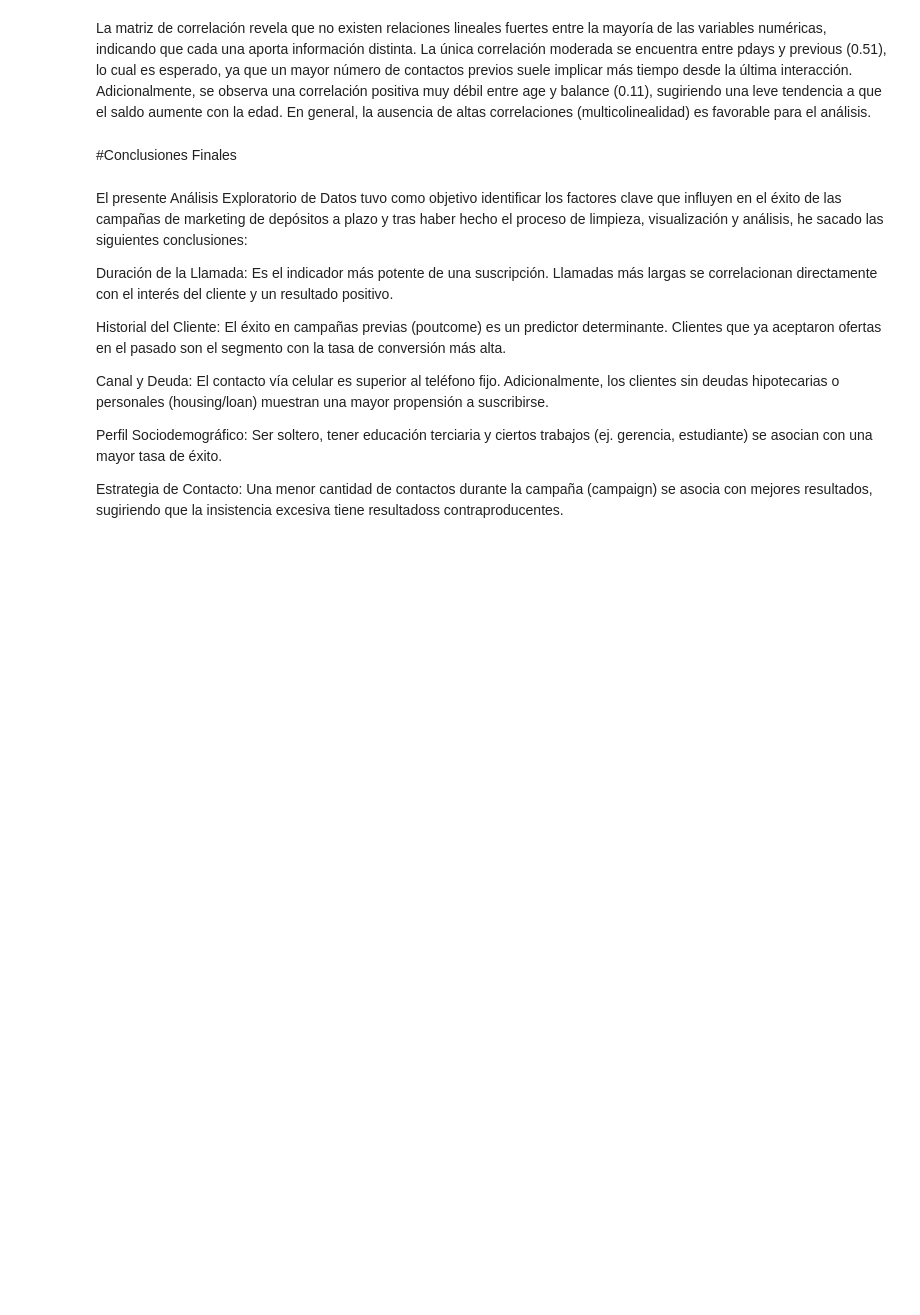
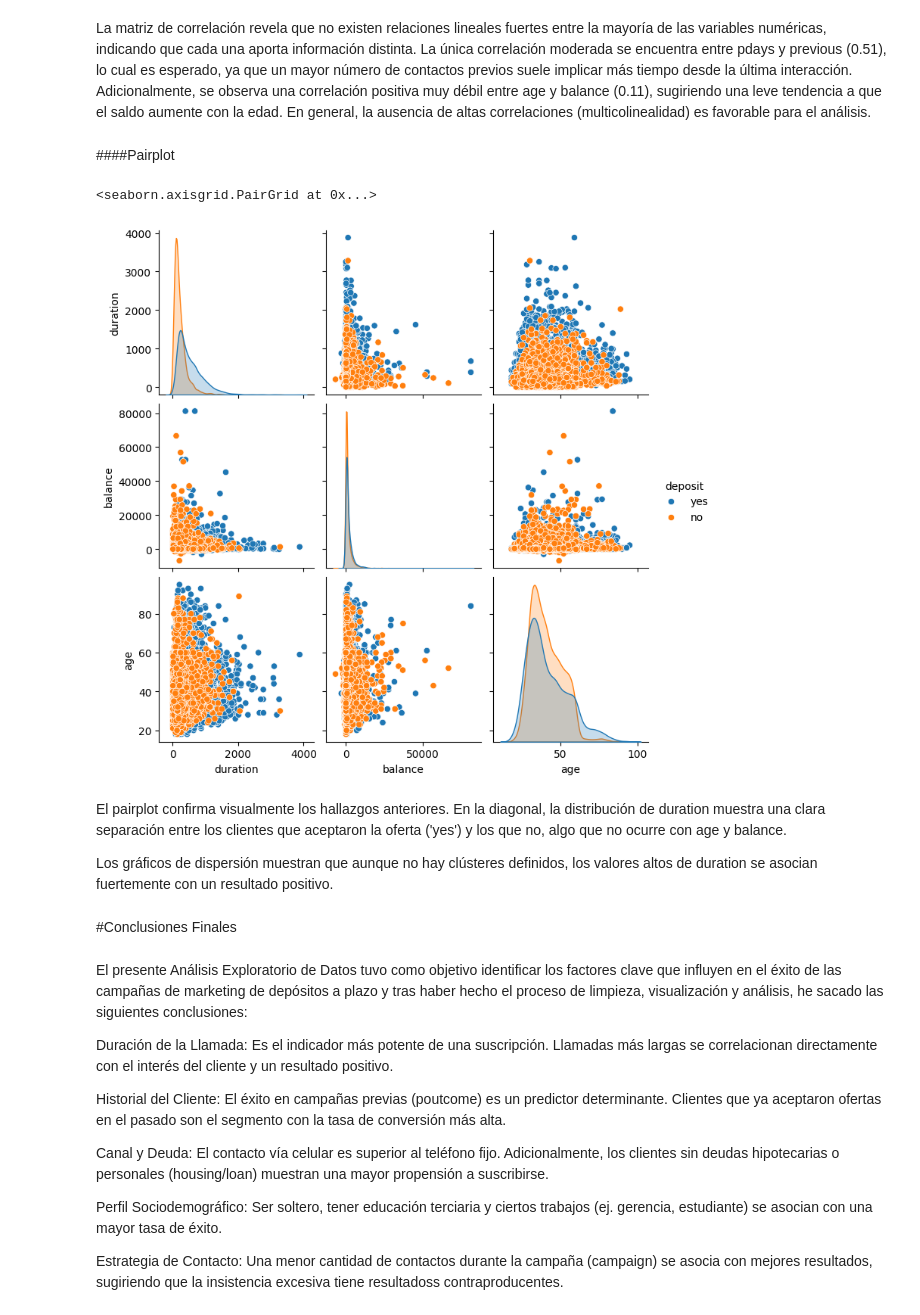
Before and after one commit to AlejandroOrregoRoldan/Analisis-de-Datos, a Jupyter notebook: proyecto_aula/Analisis_Marketing_Bancario.ipynb, the cells around one changed output. Saved outputs shown, nothing was run; the diff lists cells and outputs as text; code cells hidden in the pictures; blank space fills up the shorter version.

```diff
--- a/proyecto_aula/Analisis_Marketing_Bancario.ipynb
+++ b/proyecto_aula/Analisis_Marketing_Bancario.ipynb
@@ -661,5 +663,17 @@ plt.show()
 # %% [markdown]
 La matriz de correlación revela que no existen relaciones lineales fuertes entre la mayoría de las variables numéricas, indicando que cada una aporta información distinta. La única correlación moderada se encuentra entre pdays y previous (0.51), lo cual es esperado, ya que un mayor número de contactos previos suele implicar más tiempo desde la última interacción. Adicionalmente, se observa una correlación positiva muy débil entre age y balance (0.11), sugiriendo una leve tendencia a que el saldo aumente con la edad. En general, la ausencia de altas correlaciones (multicolinealidad) es favorable para el análisis.
+# %% [markdown]
+####Pairplot
+# %%
+variables_para_pairplot = ['duration', 'balance', 'age', 'deposit']
+sns.pairplot(df[variables_para_pairplot], hue='deposit')
+# %% [output]
+<seaborn.axisgrid.PairGrid at 0x...>
+[figure, added]
+# %% [markdown]
+El pairplot confirma visualmente los hallazgos anteriores. En la diagonal, la distribución de duration muestra una clara separación entre los clientes que aceptaron la oferta ('yes') y los que no, algo que no ocurre con age y balance.
+
+ Los gráficos de dispersión muestran que aunque no hay clústeres definidos, los valores altos de duration se asocian fuertemente con un resultado positivo.
 # %% [markdown]
 #Conclusiones Finales
 # %% [markdown]
```
Also changed, not shown: parts of 17 cells of this notebook.
